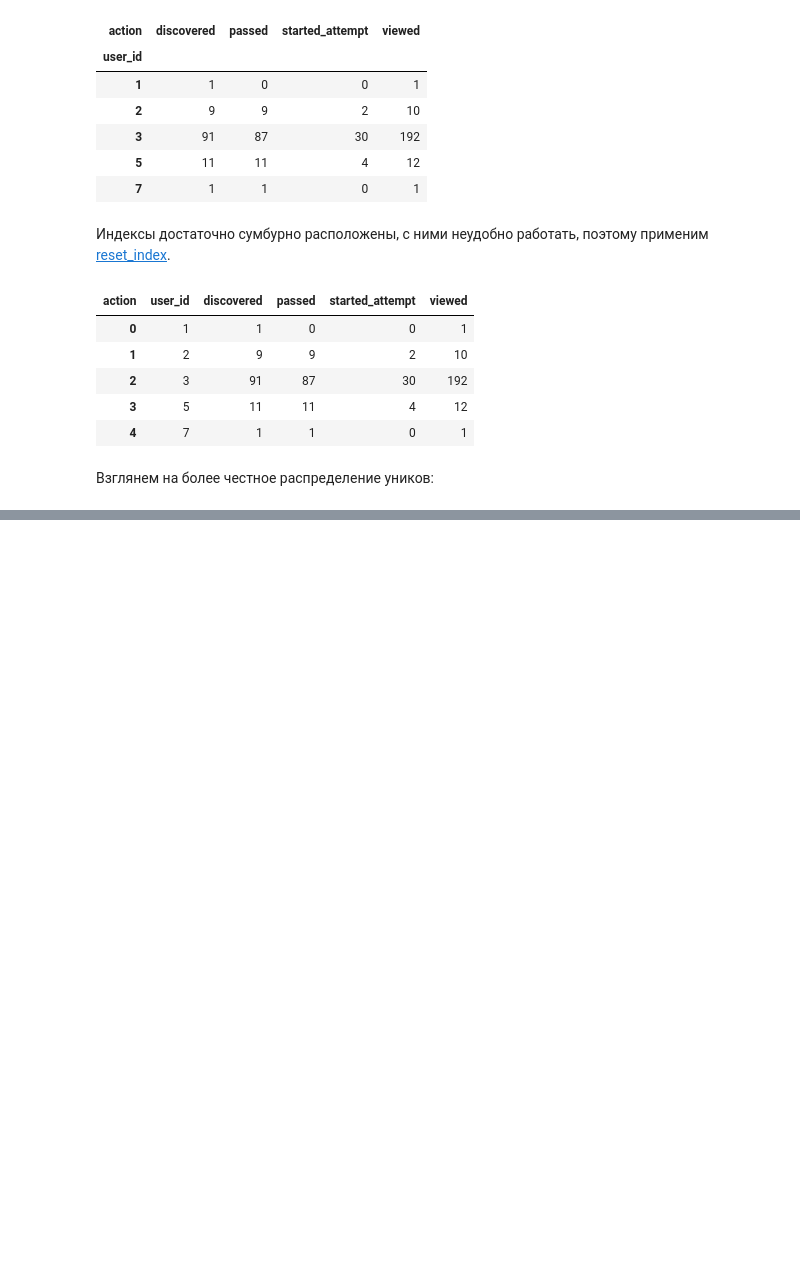
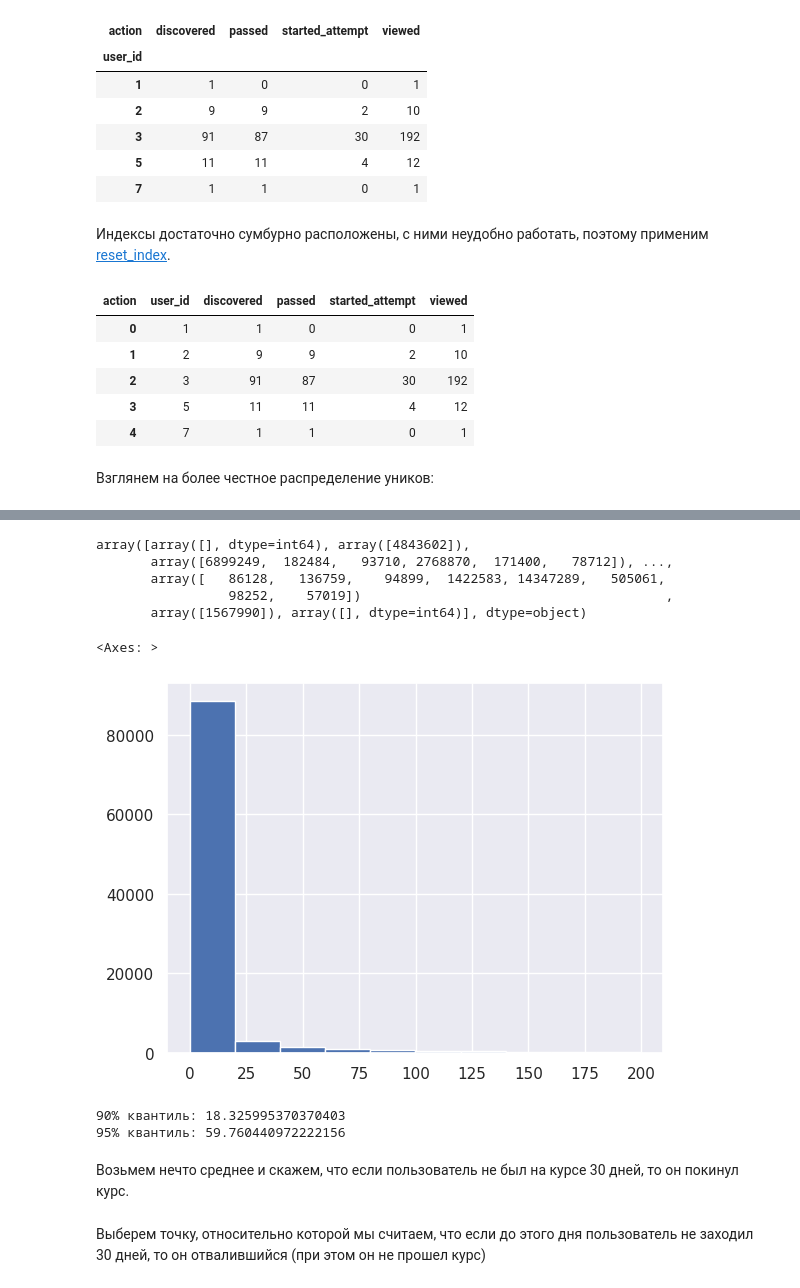
Before and after one commit to mikeasta/StepikDropout, a Jupyter notebook: conspect.ipynb, the cells around one changed output, grey strips where cells are left out. Saved outputs shown, nothing was run; the diff lists cells and outputs as text; code cells hidden in the pictures; blank space fills up the shorter version.

```diff
--- a/conspect.ipynb
+++ b/conspect.ipynb
@@ -214,0 +295,31 @@ events_data.pivot_table(
+# %%
+gap_data = events_data[["user_id", "day", "timestamp"]]\
+    .drop_duplicates(subset=["user_id", "day"])\
+    .groupby("user_id")["timestamp"]\
+    .apply(list)\
+    .apply(np.diff)\
+    .values
+
+gap_data
+# %% [output]
+array([array([], dtype=int64), array([4843602]),
+       array([6899249,  182484,   93710, 2768870,  171400,   78712]), ...,
+       array([   86128,   136759,    94899,  1422583, 14347289,   505061,
+                 98252,    57019])                                       ,
+       array([1567990]), array([], dtype=int64)], dtype=object)
+# %%
+gap_data = pd.Series(np.concatenate(gap_data, axis=0))
+gap_data = gap_data / (24 * 3600)
+# %%
+gap_data[gap_data < 200].hist()
+# %% [output]
+<Axes: >
+[figure, added]
+# %%
+print(f'90% квантиль: {gap_data.quantile(0.90)}')
+print(f'95% квантиль: {gap_data.quantile(0.95)}')
+# %% [output]
+90% квантиль: 18.325995370370403
+95% квантиль: 59.760440972222156
+# %% [markdown]
+Возьмем нечто среднее и скажем, что если пользователь не был на курсе 30 дней, то он покинул курс.
@@ -214,0 +328,2 @@ events_data.pivot_table(
+# %% [markdown]
+Выберем точку, относительно которой мы считаем, что если до этого дня пользователь не заходил 30 дней, то он отвалившийся (при этом он не прошел курс)
```
Also changed, not shown: parts of 31 cells of this notebook, 1 other file.
